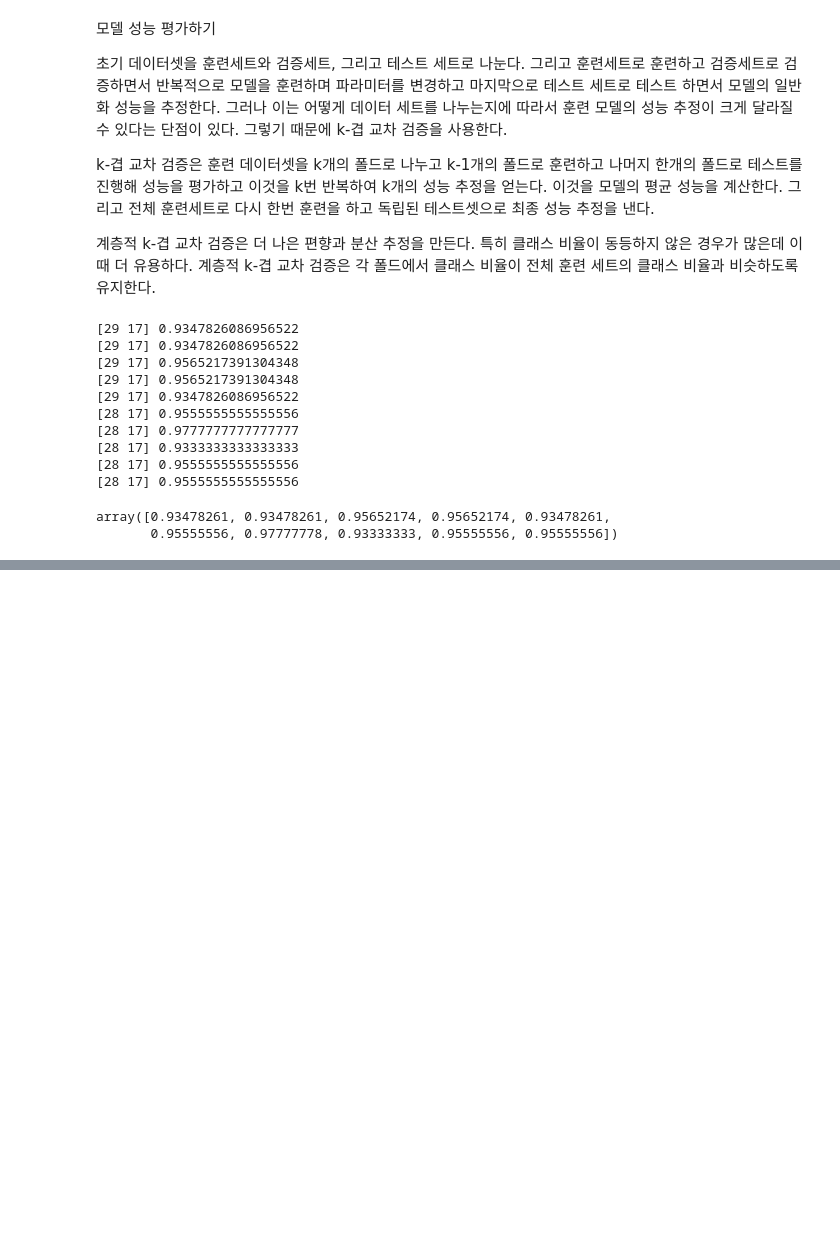
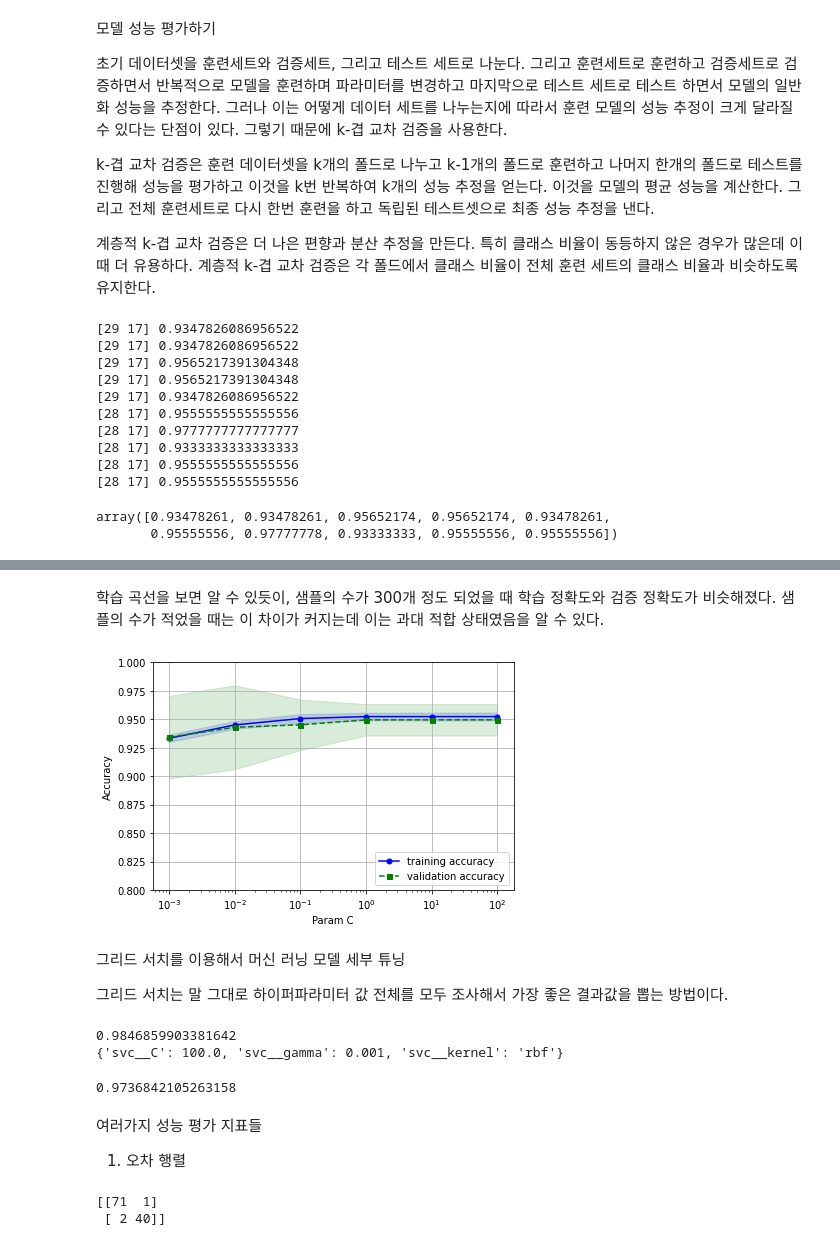
Before and after one commit to jellyho/AI_Learning_jellyho, a Jupyter notebook: 8_Parameter_Tuning.ipynb, the cells around one changed output, grey strips where cells are left out. Drawn from its saved outputs; the diff is of its cells as text; code cells hidden in the pictures; blank space fills up the shorter version.

```diff
--- a/8_Parameter_Tuning.ipynb
+++ b/8_Parameter_Tuning.ipynb
@@ -93,0 +128,65 @@ array([0.93478261, 0.93478261, 0.95652174, 0.95652174, 0.93478261,
+# %% [markdown]
+학습 곡선을 보면 알 수 있듯이, 샘플의 수가 300개 정도 되었을 때 학습 정확도와 검증 정확도가 비슷해졌다. 샘플의 수가 적었을 때는 이 차이가 커지는데 이는 과대 적합 상태였음을 알 수 있다.
+# %%
+from sklearn.model_selection import validation_curve
+param_range = [0.001, 0.01, 0.1, 1.0, 10.0, 100.0]
+pipe_lr2 = make_pipeline(StandardScaler(), PCA(n_components=2,), LogisticRegression(solver='liblinear', random_state=1, penalty='l2'))
+train_scores, test_scores = validation_curve(estimator=pipe_lr2, X=X_train, y=y_train, param_name='logisticregression__C', param_range=param_range, cv=10)
+train_mean = np.mean(train_scores, axis=1)
+train_std = np.std(train_scores, axis=1)
+test_mean = np.mean(test_scores, axis=1)
+test_std = np.std(test_scores, axis=1)
+plt.plot(param_range, train_mean, color='blue', marker='o', markersize=5, label='training accuracy')
+plt.fill_between(param_range, train_mean + train_std, train_mean - train_std, alpha=0.15, color='blue')
+plt.plot(param_range, test_mean, color='green', linestyle='--', marker='s', markersize=5, label='validation accuracy')
+plt.fill_between(param_range, test_mean + test_std, test_mean - test_std, alpha=0.15, color='green')
+plt.grid()
+plt.xscale('log')
+plt.legend(loc='lower right')
+plt.xlabel('Param C')
+plt.ylabel('Accuracy')
+plt.ylim([0.8, 1.0])
+plt.tight_layout()
+plt.show()
+# %% [output]
+[figure, added]
+# %% [markdown]
+그리드 서치를 이용해서 머신 러닝 모델 세부 튜닝
+
+그리드 서치는 말 그대로 하이퍼파라미터 값 전체를 모두 조사해서 가장 좋은 결과값을 뽑는 방법이다.
+# %%
+from sklearn.model_selection import GridSearchCV
+from sklearn.svm import SVC
+
+pipe_svc = make_pipeline(StandardScaler(), SVC(random_state=1))
+param_range = [0.0001 * 10 ** i for i in range(8)]
+
+param_grid = [{'svc__C': param_range, 'svc__kernel':['linear']},{'svc__C':param_range, 'svc__gamma':param_range, 'svc__kernel':['rbf']}]
+
+gs = GridSearchCV(estimator=pipe_svc, param_grid=param_grid, scoring='accuracy', cv=10, n_jobs=-1)
+gs = gs.fit(X_train, y_train)
+print(gs.best_score_)
+print(gs.best_params_)
+# %% [output]
+0.9846859903381642
+{'svc__C': 100.0, 'svc__gamma': 0.001, 'svc__kernel': 'rbf'}
+# %%
+clf = gs.best_estimator_
+clf.fit(X_train, y_train)
+print(clf.score(X_test, y_test))
+# %% [output]
+0.9736842105263158
+# %% [markdown]
+여러가지 성능 평가 지표들
+
+1. 오차 행렬
+# %%
+from sklearn.metrics import confusion_matrix
+
+pipe_svc.fit(X_train, y_train)
+y_pred = pipe_svc.predict(X_test)
+conmat = confusion_matrix(y_true=y_test, y_pred=y_pred)
+print(conmat)
+# %% [output]
+[[71  1]
+ [ 2 40]]
```
Also changed, not shown: parts of 8 cells of this notebook.
